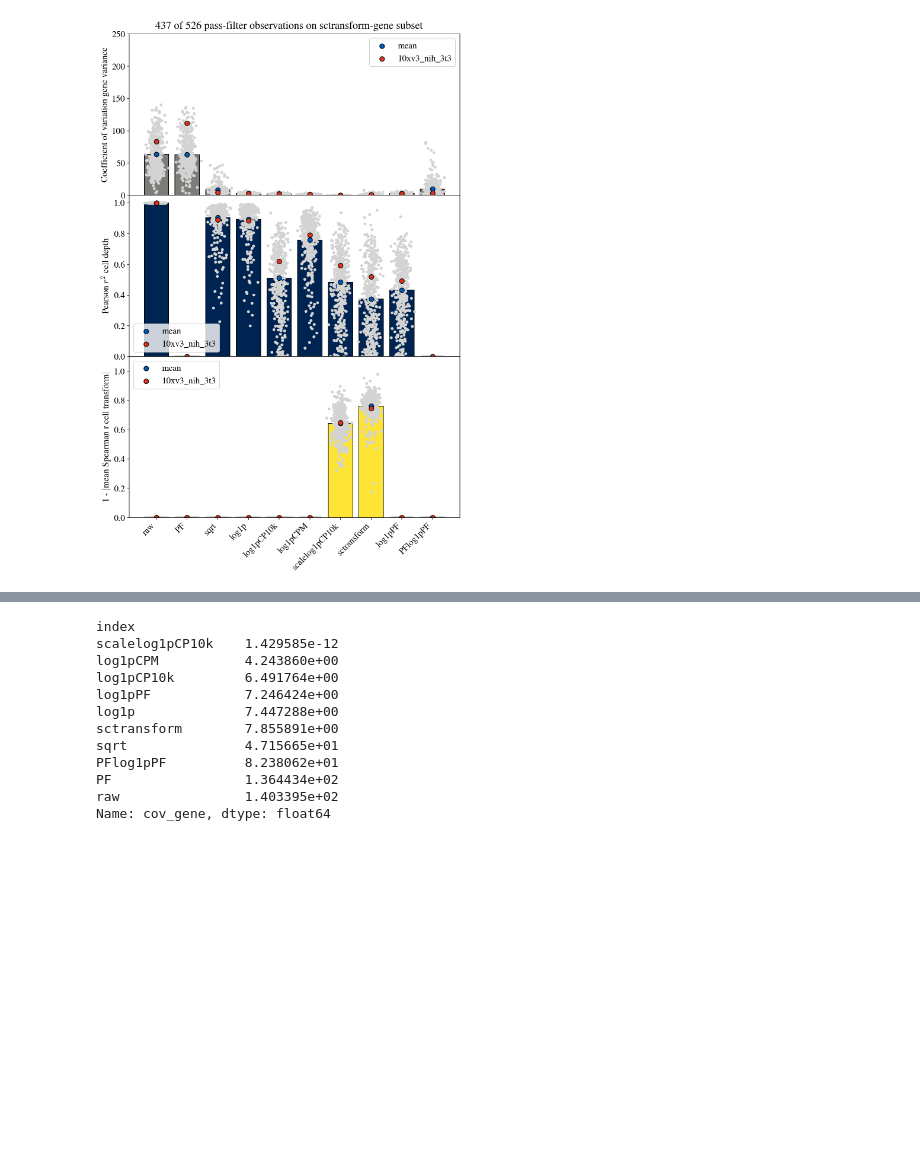
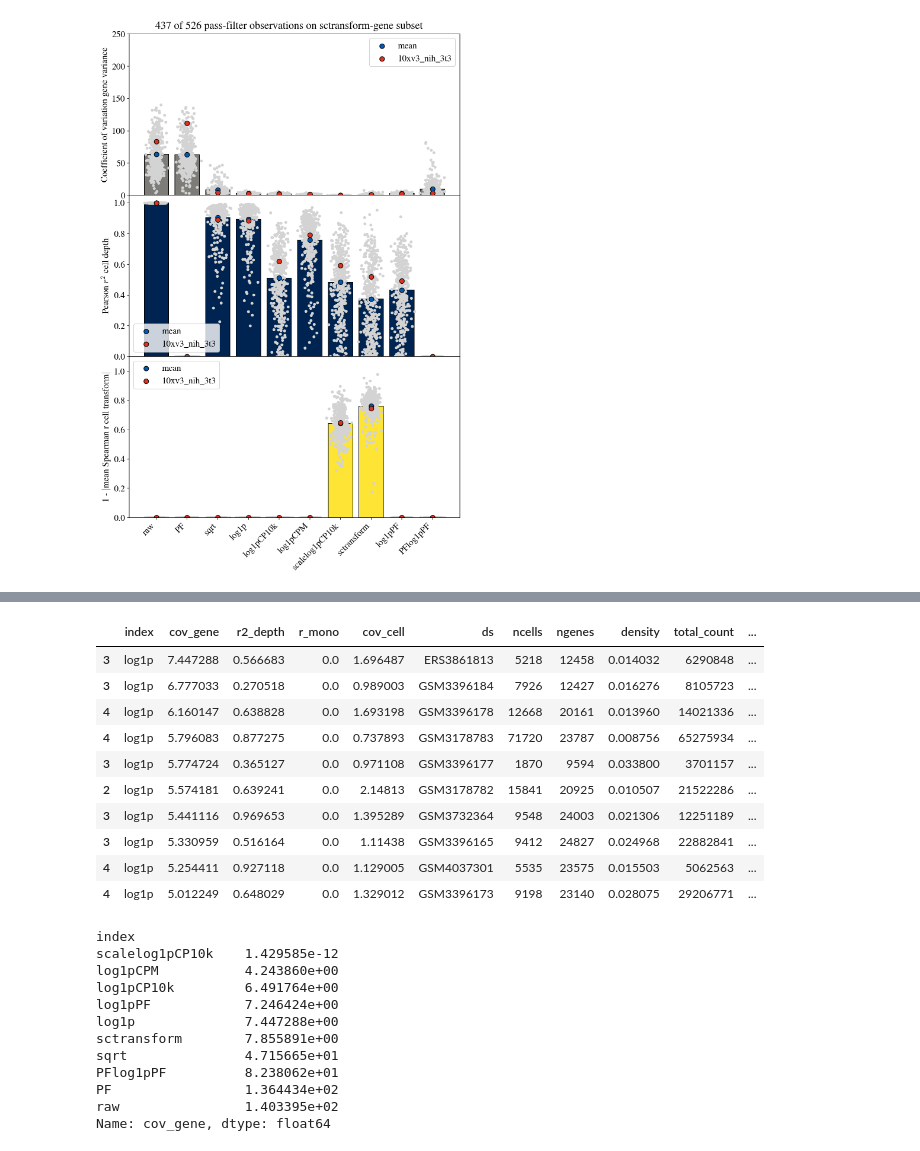
Before and after one commit to pachterlab/BHGP_2022, a Jupyter notebook: analysis/summary.ipynb, the cells around one changed output, grey strips where cells are left out. Saved outputs shown, nothing was run; the diff lists cells and outputs as text; code cells hidden in the pictures; blank space fills up the shorter version.

```diff
--- a/analysis/summary.ipynb
+++ b/analysis/summary.ipynb
@@ -855,3 +933,17 @@ LOG1P : GSM3178783 - GSM3396177 =  0.021359512842244577
+# %%
+metrics.query("index == 'log1p'").nlargest(10, columns=["cov_gene"])
+# %% [output]
+|  | index | cov_gene | r2_depth | r_mono | cov_cell | ds | ncells | ngenes | density | total_count | ... |
+| 3 | log1p | 7.447288 | 0.566683 | 0.0 | 1.696487 | ERS3861813 | 5218 | 12458 | 0.014032 | 6290848 | ... |
+| 3 | log1p | 6.777033 | 0.270518 | 0.0 | 0.989003 | GSM3396184 | 7926 | 12427 | 0.016276 | 8105723 | ... |
+| 4 | log1p | 6.160147 | 0.638828 | 0.0 | 1.693198 | GSM3396178 | 12668 | 20161 | 0.013960 | 14021336 | ... |
+| 4 | log1p | 5.796083 | 0.877275 | 0.0 | 0.737893 | GSM3178783 | 71720 | 23787 | 0.008756 | 65275934 | ... |
+| 3 | log1p | 5.774724 | 0.365127 | 0.0 | 0.971108 | GSM3396177 | 1870 | 9594 | 0.033800 | 3701157 | ... |
+| 2 | log1p | 5.574181 | 0.639241 | 0.0 | 2.14813 | GSM3178782 | 15841 | 20925 | 0.010507 | 21522286 | ... |
+| 3 | log1p | 5.441116 | 0.969653 | 0.0 | 1.395289 | GSM3732364 | 9548 | 24003 | 0.021306 | 12251189 | ... |
+| 3 | log1p | 5.330959 | 0.516164 | 0.0 | 1.11438 | GSM3396165 | 9412 | 24827 | 0.024968 | 22882841 | ... |
+| 4 | log1p | 5.254411 | 0.927118 | 0.0 | 1.129005 | GSM4037301 | 5535 | 23575 | 0.015503 | 5062563 | ... |
+| 4 | log1p | 5.012249 | 0.648029 | 0.0 | 1.329012 | GSM3396173 | 9198 | 23140 | 0.028075 | 29206771 | ... |
 # %%
 gb["cov_gene"].max().sort_values()
 # %% [output]
```
Also changed, not shown: parts of 13 cells of this notebook, 2 other files.
